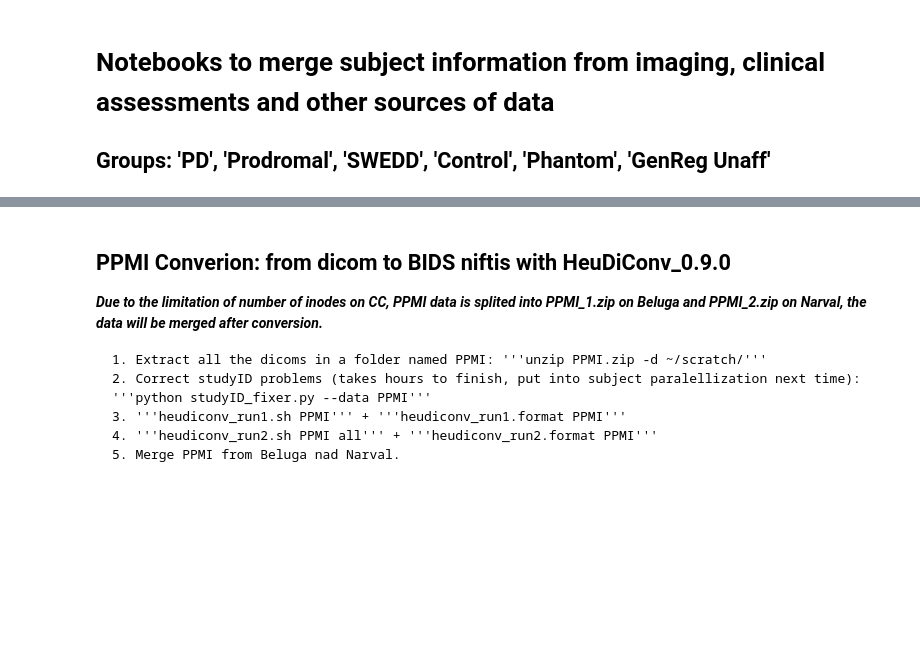
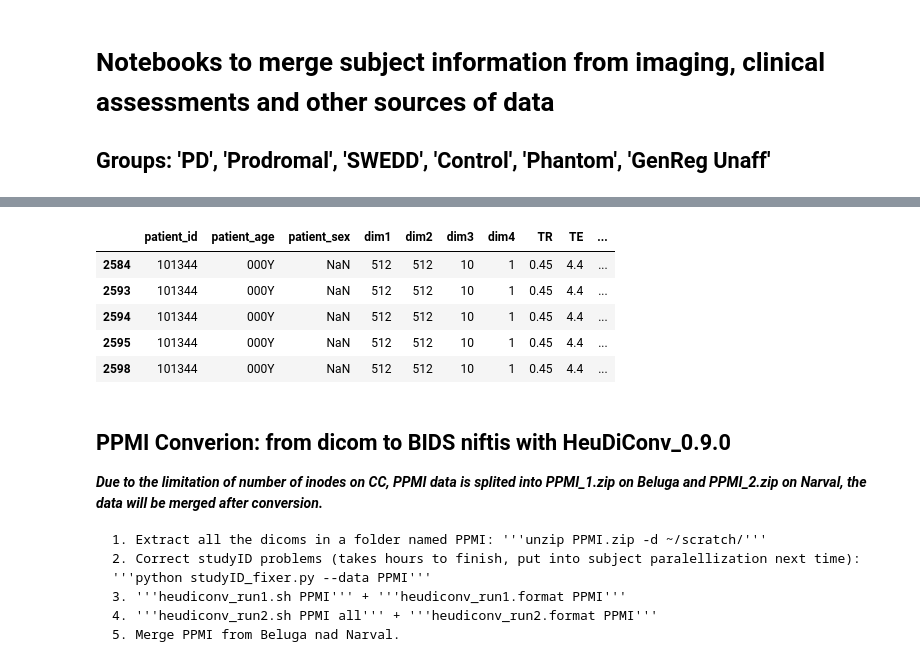
Before and after one commit to nipoppy/nipoppy, a Jupyter notebook: notebooks/subject_profiling_filtering.ipynb, the cells around one changed output, grey strips where cells are left out. Drawn from its saved outputs; the diff is of its cells as text; code cells hidden in the pictures; blank space fills up the shorter version.

```diff
--- a/notebooks/subject_profiling_filtering.ipynb
+++ b/notebooks/subject_profiling_filtering.ipynb
@@ -70,3 +67,12 @@ ppmi_dicom_data=ppmi_dicom_data.loc[:,dicom_list].copy()
+# %%
+ppmi_dicom_data[ppmi_dicom_data['series_description']=='2D GRE - MT']
+# %% [output]
+|  | patient_id | patient_age | patient_sex | dim1 | dim2 | dim3 | dim4 | TR | TE | ... |
+| 2584 | 101344 | 000Y | NaN | 512 | 512 | 10 | 1 | 0.45 | 4.4 | ... |
+| 2593 | 101344 | 000Y | NaN | 512 | 512 | 10 | 1 | 0.45 | 4.4 | ... |
+| 2594 | 101344 | 000Y | NaN | 512 | 512 | 10 | 1 | 0.45 | 4.4 | ... |
+| 2595 | 101344 | 000Y | NaN | 512 | 512 | 10 | 1 | 0.45 | 4.4 | ... |
+| 2598 | 101344 | 000Y | NaN | 512 | 512 | 10 | 1 | 0.45 | 4.4 | ... |
 # %% [markdown]
 ## PPMI Converion: from dicom to BIDS niftis with HeuDiConv_0.9.0
 
```
Also changed, not shown: parts of 6 cells of this notebook, 1 other file.
